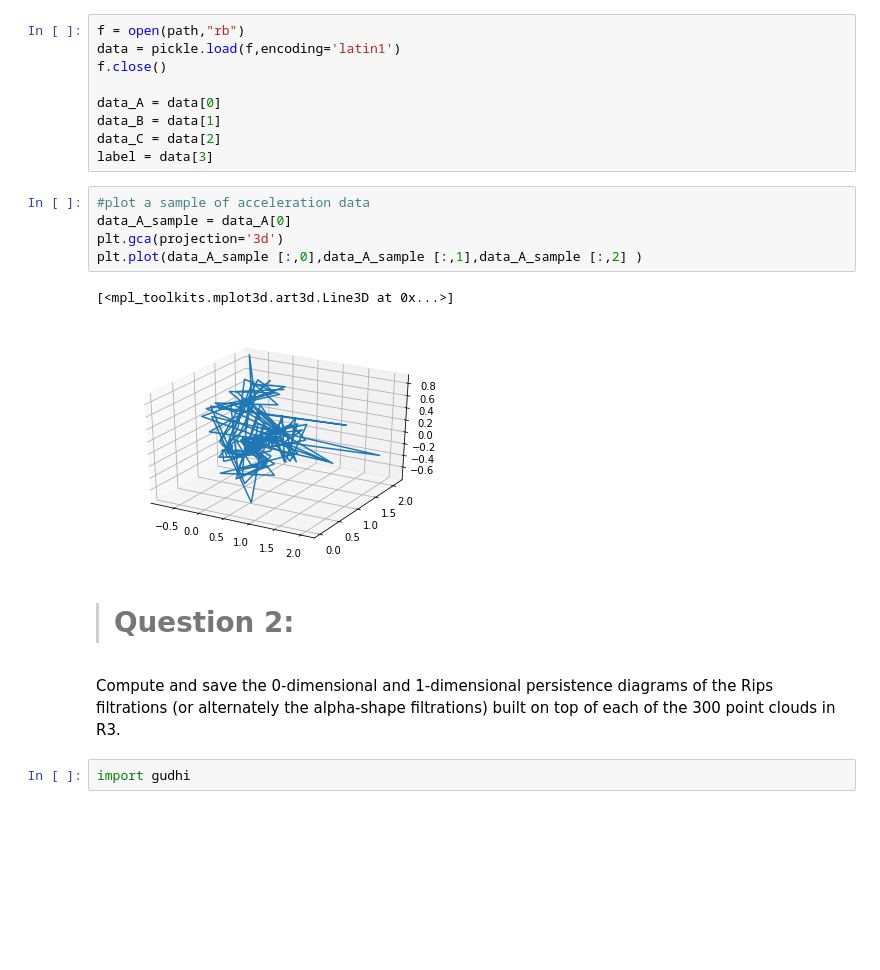
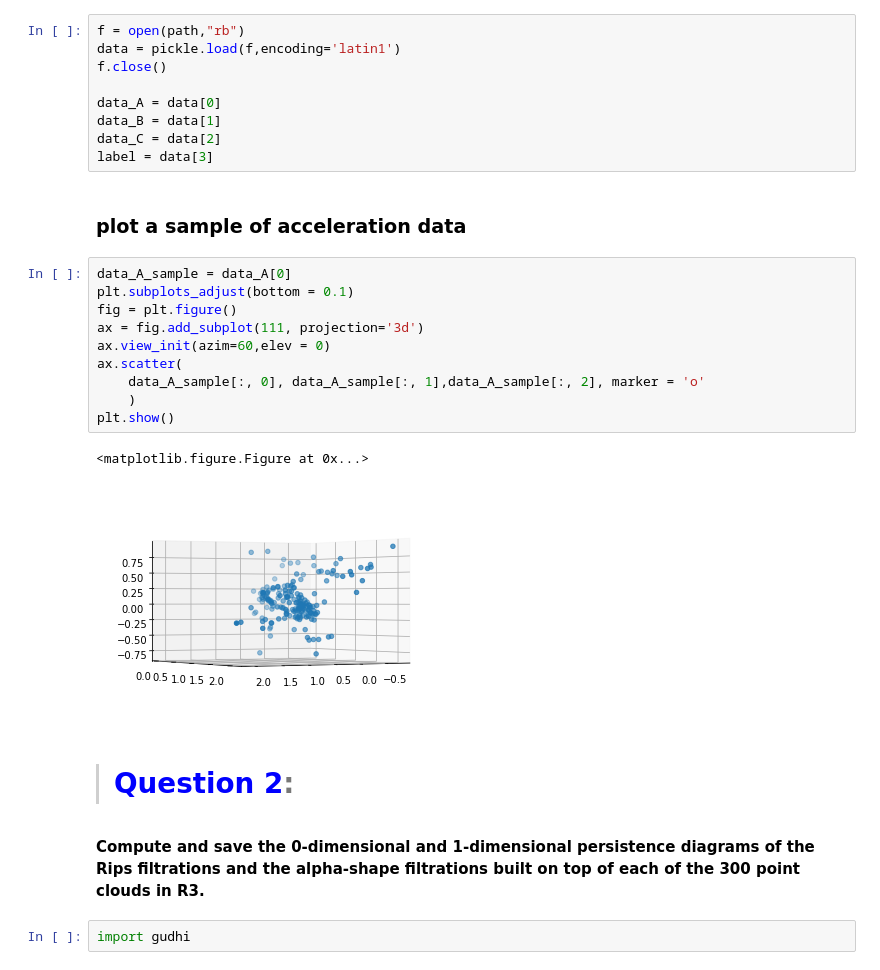
Before and after one commit to melisandeteng/PersistentHomology, a Jupyter notebook: dataSmartphoneProject.ipynb, the cells around one changed output. Drawn from its saved outputs; the diff is of its cells as text; blank space fills up the shorter version.

```diff
--- a/dataSmartphoneProject.ipynb
+++ b/dataSmartphoneProject.ipynb
@@ -24,18 +24,25 @@ data_A = data[0]
 data_B = data[1]
 data_C = data[2]
 label = data[3]
-# %%
-#plot a sample of acceleration data
-data_A_sample = data_A[0]
-plt.gca(projection='3d')
-plt.plot(data_A_sample [:,0],data_A_sample [:,1],data_A_sample [:,2] )
-# %% [output]
-[<mpl_toolkits.mplot3d.art3d.Line3D at 0x...>]
-[figure, removed]
+# %% [markdown]
+### plot a sample of acceleration data
+# %%
+data_A_sample = data_A[0]
+plt.subplots_adjust(bottom = 0.1)
+fig = plt.figure()
+ax = fig.add_subplot(111, projection='3d')
+ax.view_init(azim=60,elev = 0)
+ax.scatter(
+    data_A_sample[:, 0], data_A_sample[:, 1],data_A_sample[:, 2], marker = 'o'
+    )
+plt.show()
+# %% [output]
+<matplotlib.figure.Figure at 0x...>
+[figure, added]
 # %% [markdown]
-> # Question 2:
+> # <span style="color:blue">Question 2</span>:
 # %% [markdown]
-Compute and save the 0-dimensional and 1-dimensional persistence diagrams of the Rips filtrations (or alternately the alpha-shape filtrations) built on top of each of the 300 point clouds in R3.
+__Compute and save the 0-dimensional and 1-dimensional persistence diagrams of the Rips filtrations and the alpha-shape filtrations built on top of each of the 300 point clouds in R3.__
 # %%
 import gudhi
 # %% [markdown]
```
Also changed, not shown: parts of 80 cells of this notebook.
